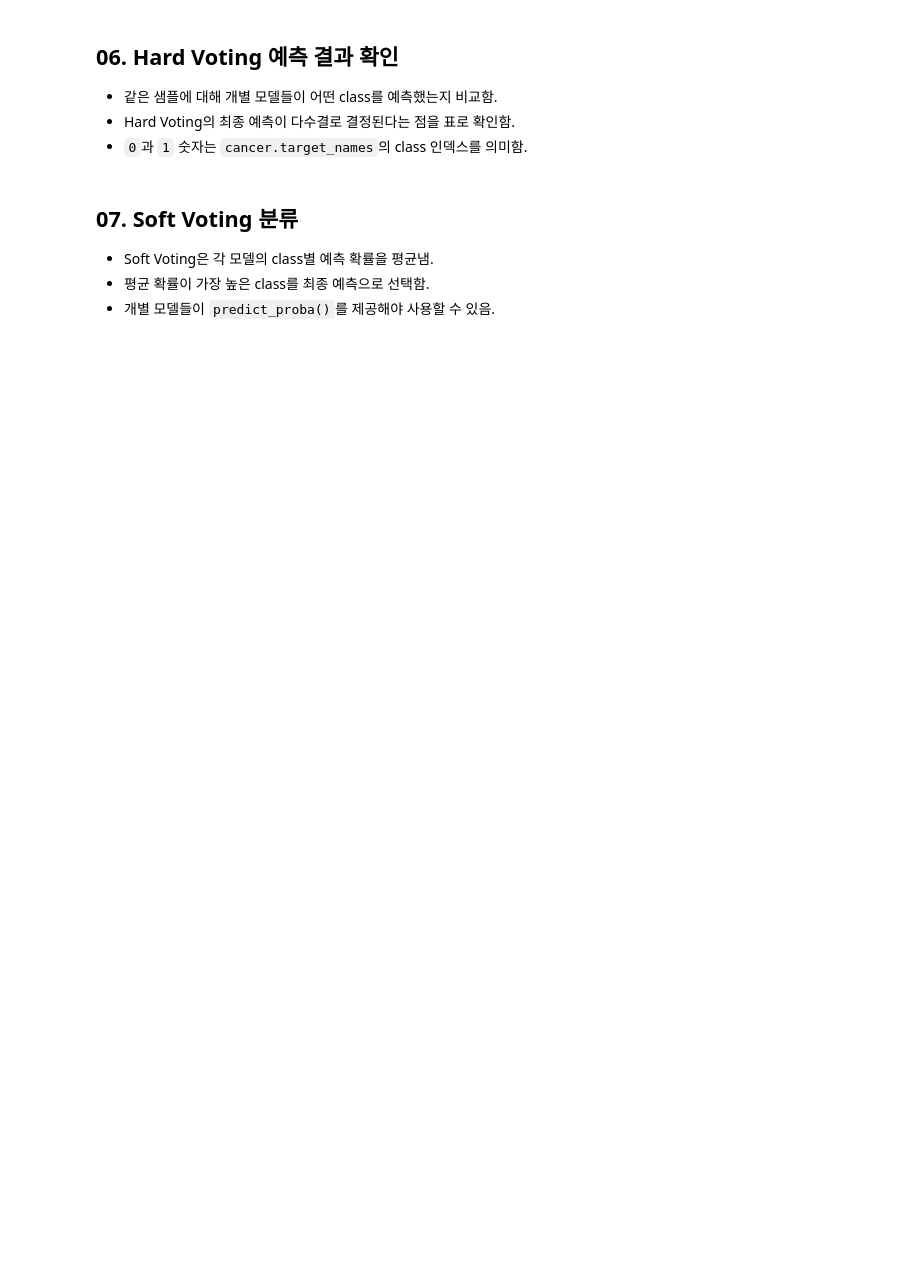
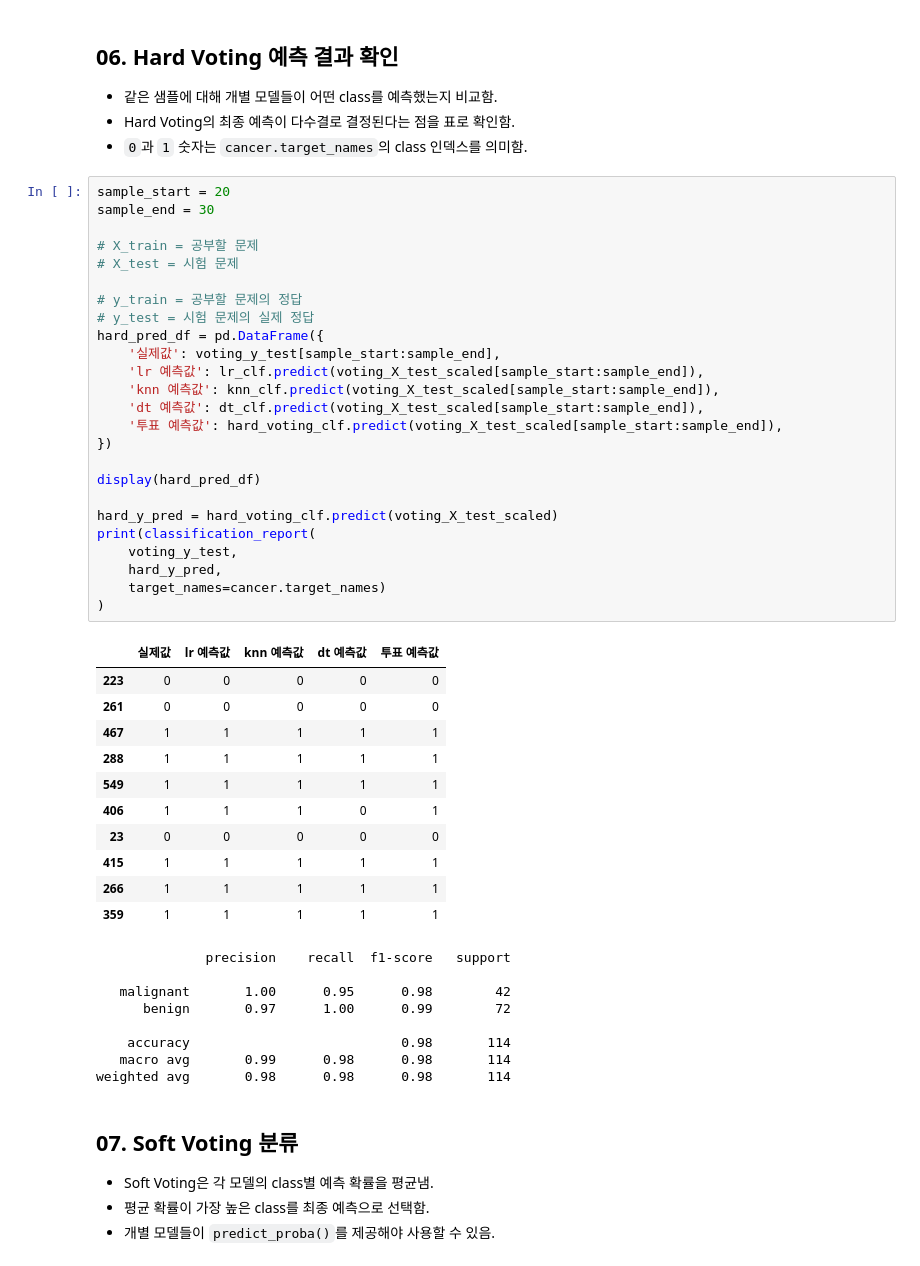
Before and after one commit to RabbitTasteDog-PRO/06_machine_learning, a Jupyter notebook: 05_ensemble/01_ensemble_voting.ipynb, the cells around one changed output. Drawn from its saved outputs; the diff is of its cells as text; blank space fills up the shorter version.

```diff
--- a/05_ensemble/01_ensemble_voting.ipynb
+++ b/05_ensemble/01_ensemble_voting.ipynb
@@ -160,6 +244,51 @@ target 이름: ['malignant' 'benign']
 - 같은 샘플에 대해 개별 모델들이 어떤 class를 예측했는지 비교함.
 - Hard Voting의 최종 예측이 다수결로 결정된다는 점을 표로 확인함.
 - `0`과 `1` 숫자는 `cancer.target_names`의 class 인덱스를 의미함.
+# %%
+sample_start = 20
+sample_end = 30
+
+# X_train = 공부할 문제
+# X_test = 시험 문제
+
+# y_train = 공부할 문제의 정답
+# y_test = 시험 문제의 실제 정답
+hard_pred_df = pd.DataFrame({
+    '실제값': voting_y_test[sample_start:sample_end],
+    'lr 예측값': lr_clf.predict(voting_X_test_scaled[sample_start:sample_end]),
+    'knn 예측값': knn_clf.predict(voting_X_test_scaled[sample_start:sample_end]),
+    'dt 예측값': dt_clf.predict(voting_X_test_scaled[sample_start:sample_end]),
+    '투표 예측값': hard_voting_clf.predict(voting_X_test_scaled[sample_start:sample_end]),
+})
+
+display(hard_pred_df)
+
+hard_y_pred = hard_voting_clf.predict(voting_X_test_scaled)
+print(classification_report(
+    voting_y_test,
+    hard_y_pred,
+    target_names=cancer.target_names)
+)
+# %% [output]
+|  | 실제값 | lr 예측값 | knn 예측값 | dt 예측값 | 투표 예측값 |
+| 223 | 0 | 0 | 0 | 0 | 0 |
+| 261 | 0 | 0 | 0 | 0 | 0 |
+| 467 | 1 | 1 | 1 | 1 | 1 |
+| 288 | 1 | 1 | 1 | 1 | 1 |
+| 549 | 1 | 1 | 1 | 1 | 1 |
+| 406 | 1 | 1 | 1 | 0 | 1 |
+| 23 | 0 | 0 | 0 | 0 | 0 |
+| 415 | 1 | 1 | 1 | 1 | 1 |
+| 266 | 1 | 1 | 1 | 1 | 1 |
+| 359 | 1 | 1 | 1 | 1 | 1 |
+              precision    recall  f1-score   support
+
+   malignant       1.00      0.95      0.98        42
+      benign       0.97      1.00      0.99        72
+
+    accuracy                           0.98       114
+   macro avg       0.99      0.98      0.98       114
+weighted avg       0.98      0.98      0.98       114
 # %% [markdown]
 ## 07. Soft Voting 분류
 
```
Also changed, not shown: parts of 8 cells of this notebook.
